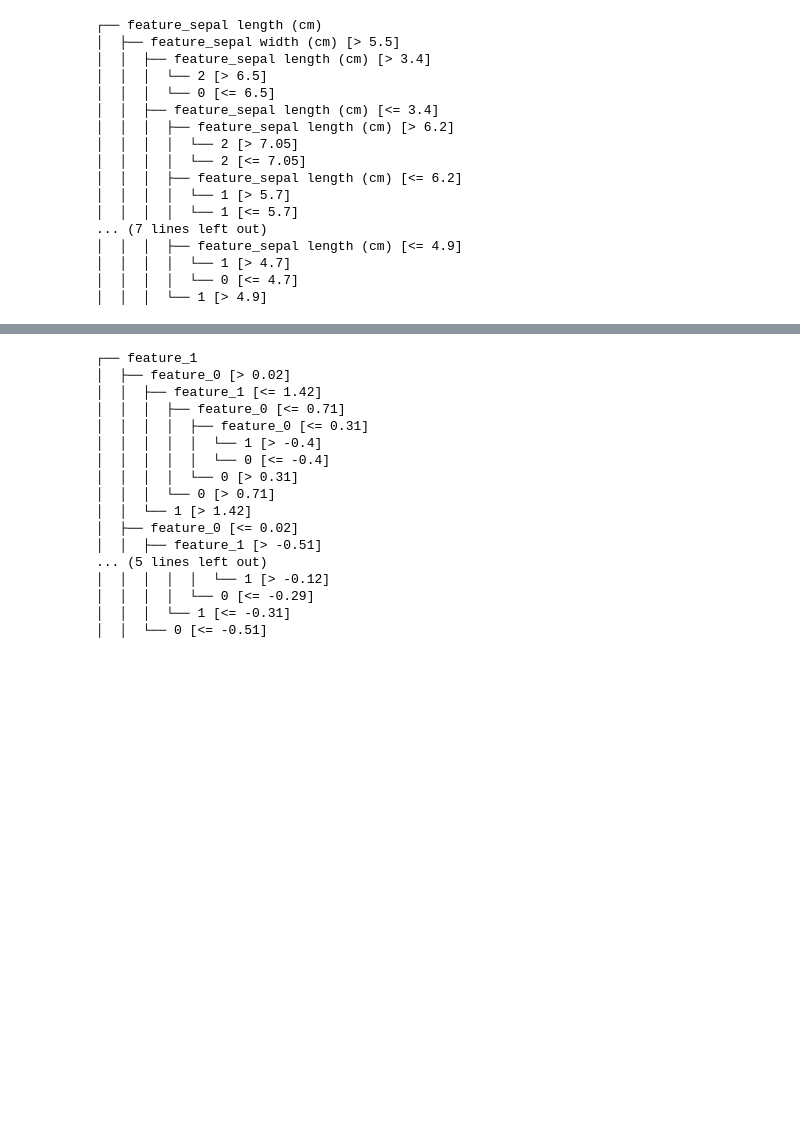
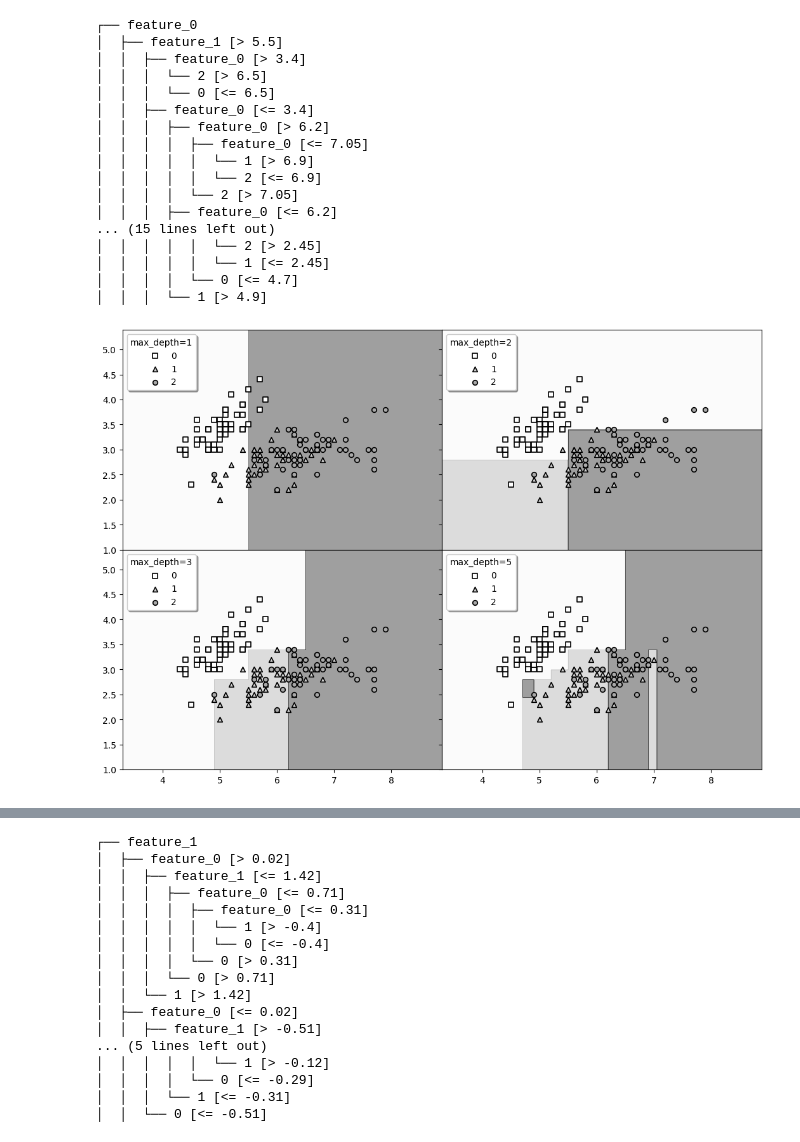
Before and after one commit to ben-my-to/mpitree, a Jupyter notebook: mpitree_test.ipynb, the cells around one changed output, grey strips where cells are left out. Saved outputs shown, nothing was run; the diff lists cells and outputs as text; code cells hidden in the pictures; blank space fills up the shorter version.

```diff
--- a/mpitree_test.ipynb
+++ b/mpitree_test.ipynb
@@ -8,30 +8,76 @@ np.random.seed(42)
 # %%
 from sklearn.datasets import load_iris
 
-iris = load_iris(as_frame=True)
-X, y = iris.data.iloc[:, :2], iris.target
+iris = load_iris()
+X, y = iris.data[:, :2], iris.target
 # %%
-clf = DecisionTreeClassifier(max_depth=4).fit(X, y)
-clf.replace_feature_names(iris.feature_names[:2])
+clf = DecisionTreeClassifier(max_depth=5).fit(X, y)
 print(clf)
 # %% [output]
-┌── feature_sepal length (cm)
-│  ├── feature_sepal width (cm) [> 5.5]
-│  │  ├── feature_sepal length (cm) [> 3.4]
+┌── feature_0
+│  ├── feature_1 [> 5.5]
+│  │  ├── feature_0 [> 3.4]
 │  │  │  └── 2 [> 6.5]
 │  │  │  └── 0 [<= 6.5]
-│  │  ├── feature_sepal length (cm) [<= 3.4]
-│  │  │  ├── feature_sepal length (cm) [> 6.2]
+│  │  ├── feature_0 [<= 3.4]
+│  │  │  ├── feature_0 [> 6.2]
+│  │  │  │  ├── feature_0 [<= 7.05]
+│  │  │  │  │  └── 1 [> 6.9]
+│  │  │  │  │  └── 2 [<= 6.9]
 │  │  │  │  └── 2 [> 7.05]
-│  │  │  │  └── 2 [<= 7.05]
-│  │  │  ├── feature_sepal length (cm) [<= 6.2]
-│  │  │  │  └── 1 [> 5.7]
-│  │  │  │  └── 1 [<= 5.7]
-... (7 lines left out)
-│  │  │  ├── feature_sepal length (cm) [<= 4.9]
-│  │  │  │  └── 1 [> 4.7]
+│  │  │  ├── feature_0 [<= 6.2]
+... (15 lines left out)
+│  │  │  │  │  └── 2 [> 2.45]
+│  │  │  │  │  └── 1 [<= 2.45]
 │  │  │  │  └── 0 [<= 4.7]
 │  │  │  └── 1 [> 4.9]
+# %%
+from itertools import product
+
+n_classes = np.unique(y)
+colors = "w", "lightgray", "darkgray"
+markers = "s", "^", "o"
+
+clfs = [DecisionTreeClassifier(max_depth=depth).fit(X, y) for depth in (1, 2, 3, 5)]
+labels = [f"max_depth={depth}" for depth in (1, 2, 3, 5)]
+
+x_min, x_max = X[:, 0].min() - 1, X[:, 0].max() + 1
+y_min, y_max = X[:, 1].min() - 1, X[:, 1].max() + 1
+
+xx, yy = np.meshgrid(np.arange(x_min, x_max, 0.01), np.arange(y_min, y_max, 0.01))
+
+n_rows, n_cols = 2, 2
+fig, axs = plt.subplots(
+    n_rows,
+    n_cols,
+    sharex="col",
+    sharey="row",
+    figsize=(13, 9),
+    gridspec_kw={"wspace": 0, "hspace": 0},
+)
+
+for idx, clf, title in zip(product(range(n_rows), range(n_cols)), clfs, labels):
+    z = clf.predict(np.c_[xx.ravel(), yy.ravel()]).reshape(xx.shape)
+
+    axs[idx[0], idx[1]].contourf(xx, yy, z, alpha=0.4, cmap="Greys")
+
+    for t, c, marker in zip(n_classes, colors, markers):
+        axs[idx[0], idx[1]].scatter(
+            X[y == t, 0],
+            X[y == t, 1],
+            c=c,
+            s=30,
+            linewidth=1.2,
+            marker=marker,
+            edgecolors="k",
+            label=t,
+        )
+
+    axs[idx[0], idx[1]].legend(title=title, loc="upper left", shadow=True)
+
+plt.show()
+# %% [output]
+[figure, added]
 # %%
 from sklearn.datasets import make_moons
 
```
Also changed, not shown: parts of 1 cell of this notebook, 1 other file.
